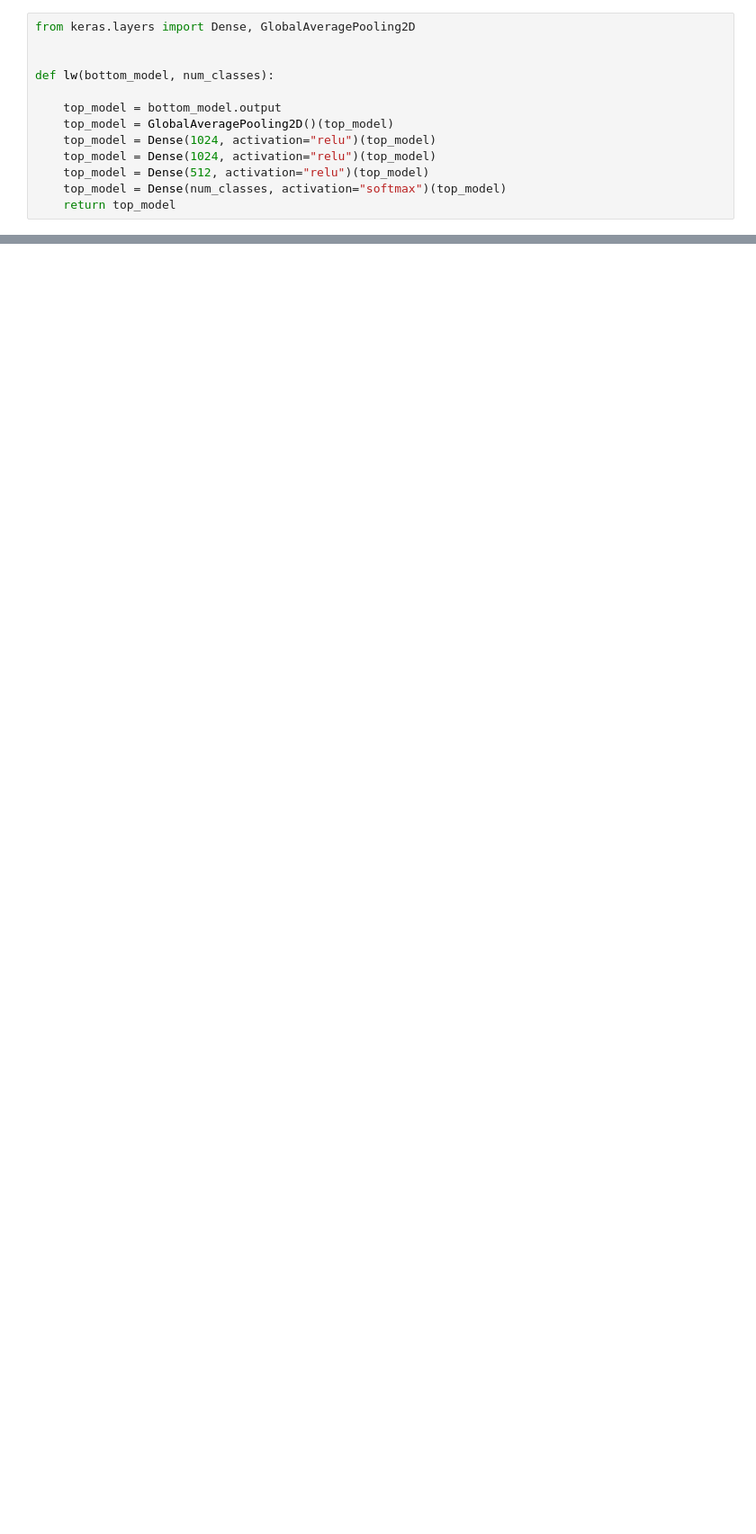
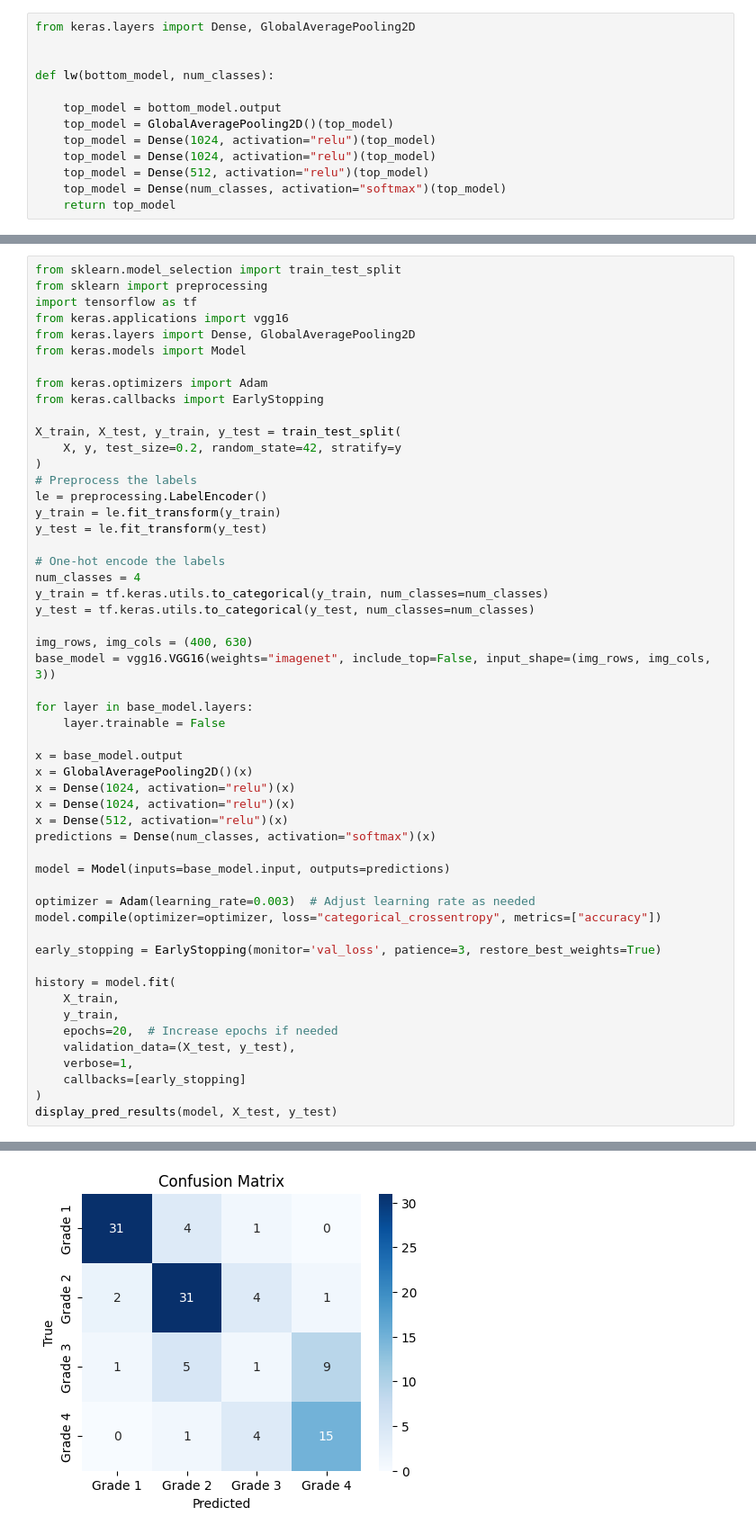
Before and after one commit to lakshmi-warrier/nafld-detection, a Jupyter notebook: us_scan_model/multiclass_vgg16.ipynb, the cells around one changed output, grey strips where cells are left out. Shown at 90% size. Cells and saved outputs as stored; diff of their text form; blank space fills up the shorter version.

```diff
--- a/us_scan_model/multiclass_vgg16.ipynb
+++ b/us_scan_model/multiclass_vgg16.ipynb
@@ -740,0 +576,54 @@ Epoch 19/20
+# %%
+from sklearn.model_selection import train_test_split
+from sklearn import preprocessing
+import tensorflow as tf
+from keras.applications import vgg16
+from keras.layers import Dense, GlobalAveragePooling2D
+from keras.models import Model
+
+from keras.optimizers import Adam
+from keras.callbacks import EarlyStopping
+
+X_train, X_test, y_train, y_test = train_test_split(
+    X, y, test_size=0.2, random_state=42, stratify=y
+)
+# Preprocess the labels
+le = preprocessing.LabelEncoder()
+y_train = le.fit_transform(y_train)
+y_test = le.fit_transform(y_test)
+
+# One-hot encode the labels
+num_classes = 4
+y_train = tf.keras.utils.to_categorical(y_train, num_classes=num_classes)
+y_test = tf.keras.utils.to_categorical(y_test, num_classes=num_classes)
+
+img_rows, img_cols = (400, 630)
+base_model = vgg16.VGG16(weights="imagenet", include_top=False, input_shape=(img_rows, img_cols, 3))
+
+for layer in base_model.layers:
+    layer.trainable = False
+
+x = base_model.output
+x = GlobalAveragePooling2D()(x)
+x = Dense(1024, activation="relu")(x)
+x = Dense(1024, activation="relu")(x)
+x = Dense(512, activation="relu")(x)
+predictions = Dense(num_classes, activation="softmax")(x)
+
+model = Model(inputs=base_model.input, outputs=predictions)
+
+optimizer = Adam(learning_rate=0.003)  # Adjust learning rate as needed
+model.compile(optimizer=optimizer, loss="categorical_crossentropy", metrics=["accuracy"])
+
+early_stopping = EarlyStopping(monitor='val_loss', patience=3, restore_best_weights=True)
+
+history = model.fit(
+    X_train,
+    y_train,
+    epochs=20,  # Increase epochs if needed
+    validation_data=(X_test, y_test),
+    verbose=1,
+    callbacks=[early_stopping]
+)
+display_pred_results(model, X_test, y_test)
+# %% [output]
@@ -740,0 +647 @@ Epoch 19/20
+[figure, added]
```
Also changed, not shown: parts of 49 cells of this notebook, 10 other files.
